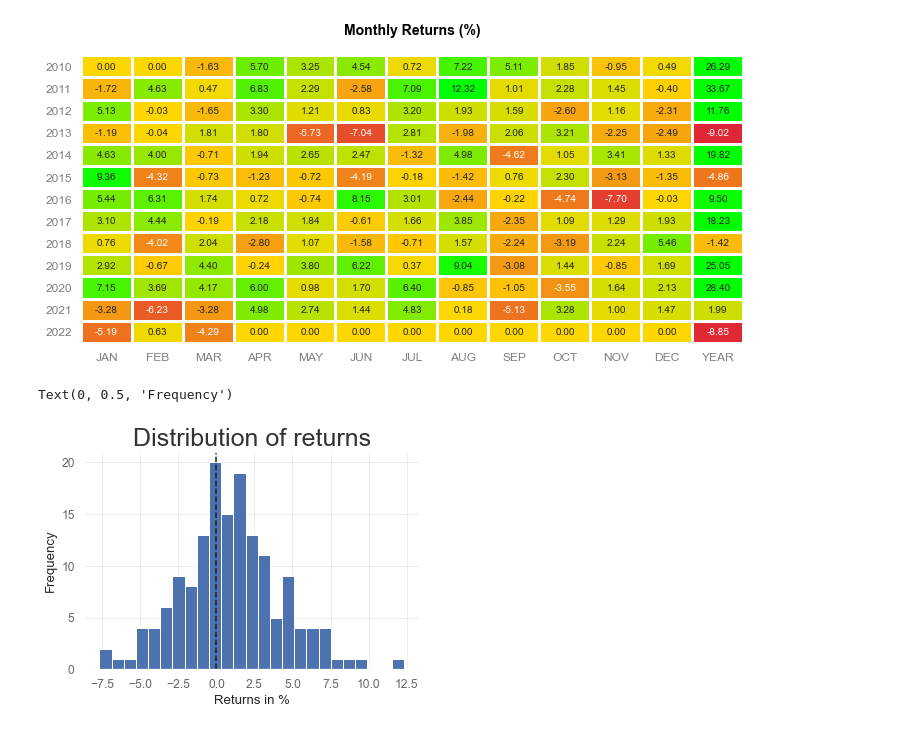
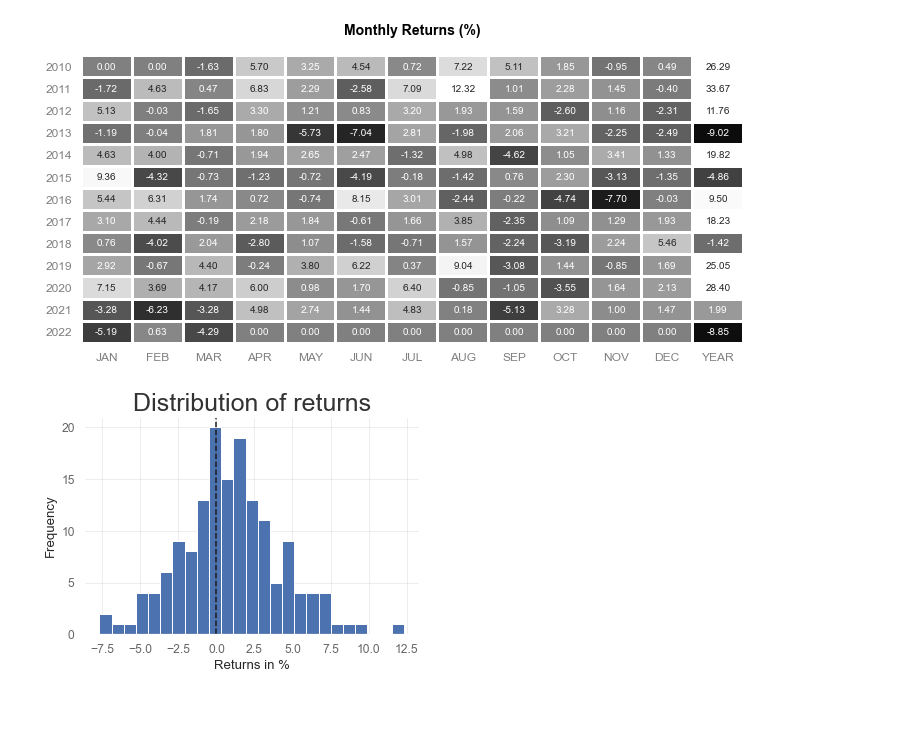
Before and after one commit to zazzooo/AW, a Jupyter notebook: report.ipynb, the cells around one changed output. Cells and saved outputs as stored; diff of their text form; code cells hidden in the pictures.

```diff
--- a/report.ipynb
+++ b/report.ipynb
@@ -39,36 +39,36 @@ eoy=False
 compounded=True
 # %%
 #crate the returns table plus the return over the year
-
 
 fig, ax = plt.subplots(figsize=figsize)
 ax.spines['top'].set_visible(False)
 ax.spines['right'].set_visible(False)
 ax.spines['bottom'].set_visible(False)
 ax.spines['left'].set_visible(False)
 
 fig.set_facecolor('white')
 ax.set_facecolor('white')
 
 ax.set_title('Monthly Returns (%)\n', fontsize=14, y=.995,
              fontname=fontname, fontweight='bold', color='black')
 
 returns = monthly_returns(data_earnings['Tot'], eoy=eoy,compounded=compounded) * 100
 returns['YEAR'] =returns.sum(axis=1)
 
 ax = sns.heatmap(returns, ax=ax, annot=True, center=0,
                 annot_kws={"size": annot_size}, vmax = 10,
                 fmt="0.2f", linewidths=2,
-                square=square, cbar=cbar, cmap = cmap,
+                square=square, cbar=cbar, cmap = 'gray',
                 cbar_kws={'format': '%.0f%%'})
 
 ax.tick_params(colors="#808080")
 plt.xticks(rotation=0, fontsize=annot_size*1.2)
 plt.yticks(rotation=0, fontsize=annot_size*1.2)
 plt.subplots_adjust(hspace=0, bottom=0, top=1)
 fig.tight_layout(w_pad=0, h_pad=0)
+plt.savefig('./img/table_montly_returns.png')
 # %% [output]
-[figure, old version]
+[figure, new version]
 # %%
 returns = monthly_returns(data_earnings['Tot'], eoy=eoy,compounded=compounded) * 100
 
@@ -82,6 +82,7 @@ ax.set_title('Distribution of returns', size = 25)
 ax.axvline(0, color='k', linestyle='--')
 ax.set_xlabel("Returns in %")
 ax.set_ylabel("Frequency")
+fig = ax.get_figure()
+fig.savefig('./img/distribution_returns.png')
 # %% [output]
-Text(0, 0.5, 'Frequency')
 [figure]
```
Also changed, not shown: parts of 6 cells of this notebook, 3 other files.
